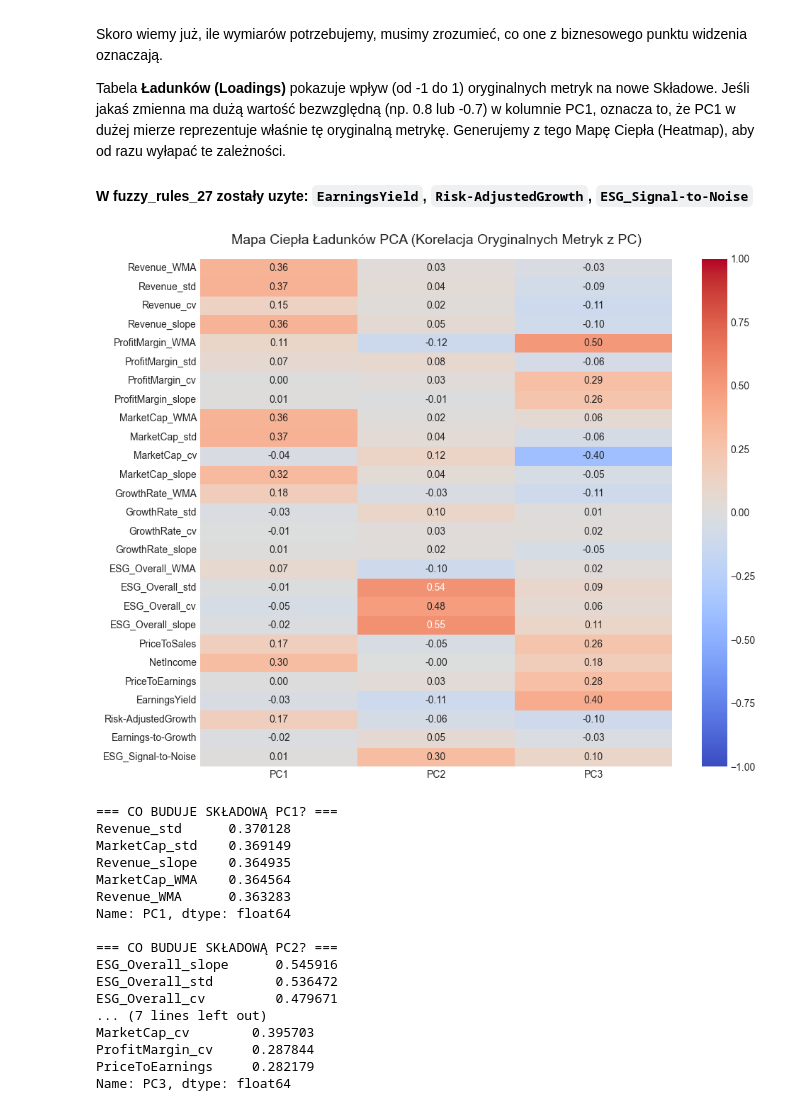
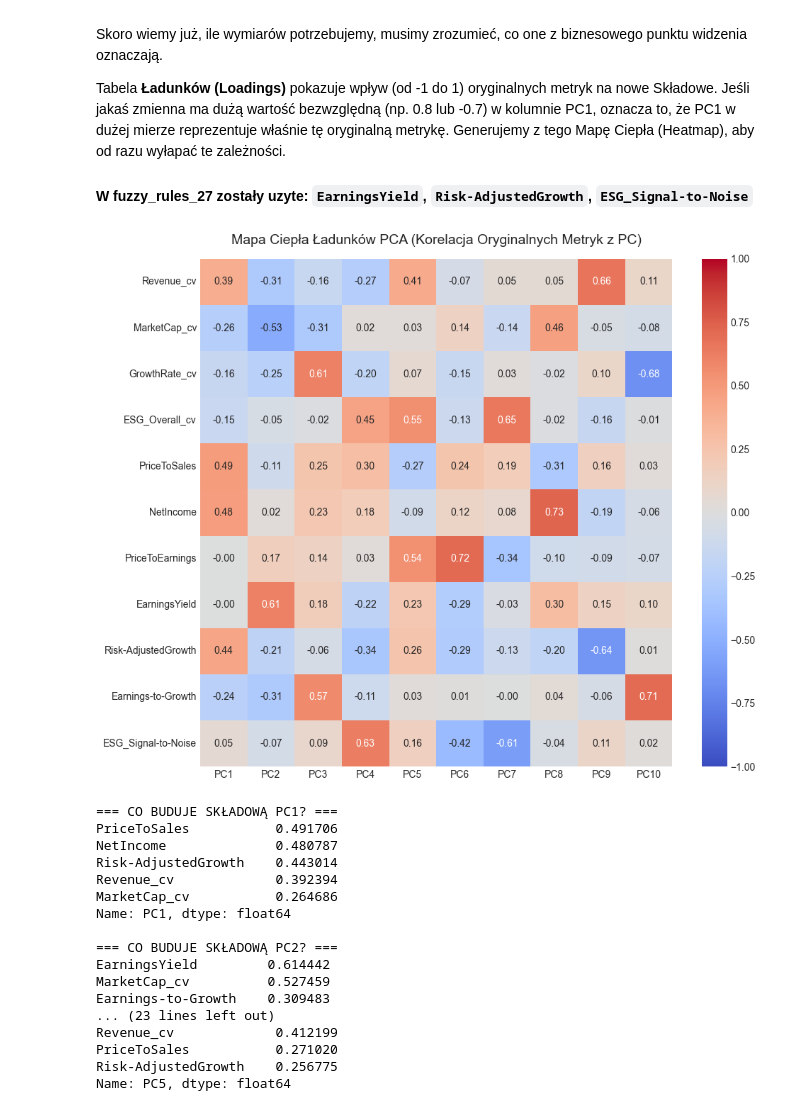
Before and after one commit to Wojciech-Majchrowski-23/MSiD_Project, a Jupyter notebook: src/pca.ipynb, the cells around one changed output. Drawn from its saved outputs; the diff is of its cells as text; code cells hidden in the pictures.

```diff
--- a/src/pca.ipynb
+++ b/src/pca.ipynb
@@ -14,14 +14,39 @@ from pathlib import Path
 import seaborn as sns
 
 LOCAL_FOLDER = Path.cwd().parent / "local_folder"
-df_pca = pd.read_csv( LOCAL_FOLDER / 'aggregated_company_data.csv')
+df_pca = pd.read_csv(LOCAL_FOLDER / 'aggregated_company_data.csv')
 
 df_pca = df_pca.replace([np.inf, -np.inf], np.nan)
 df_pca = df_pca.fillna(0)
 
-cols_to_drop = ['CompanyID', 'CompanyName', 'Industry', 'Region', 'Year']
+# --- NOWA LOGIKA WYBORU KOLUMN ---
 
-X = df_pca.drop(columns=cols_to_drop, errors='ignore')
+# 1. Definiujemy sztywną listę konkretnych metryk
+explicit_columns = [
+    'PriceToSales',
+    'NetIncome',
+    'PriceToEarnings',
+    'EarningsYield',
+    'Risk-AdjustedGrowth',
+    'Earnings-to-Growth',
+    'ESG_Signal-to-Noise'
+]
+
+# 2. Automatycznie wyszukujemy wszystkie kolumny, których nazwa kończy się na "_cv"
+cv_columns = [col for col in df_pca.columns if str(col).endswith('_cv') and not str(col) == 'ProfitMargin_cv' and not str(col) == 'ESG_Signal-to-Noise']
+
+# 3. Łączymy obie listy w jeden ostateczny zbiór
+columns_to_keep = cv_columns + explicit_columns
+
+# 4. Zabezpieczenie (opcjonalne, ale bardzo polecane w dobrym kodzie):
+# Wybieramy z naszej listy tylko te kolumny, które faktycznie istnieją w tabeli.
+# Zapobiega to błędom, gdyby np. ktoś zmienił nazwę kolumny we wcześniejszym pliku.
+final_columns = [col for col in columns_to_keep if col in df_pca.columns]
+
+# Wycinamy z oryginalnej tabeli tylko to, co nas interesuje
+X = df_pca[final_columns]
+
+# ---------------------------------
 
 print(f"Dane gotowe do PCA. Liczba wierszy: {X.shape[0]}, Liczba analizowanych metryk: {X.shape[1]}")
 display(X.head())
@@ -80,50 +99,56 @@ Tabela **Ładunków (Loadings)** pokazuje wpływ (od -1 do 1) oryginalnych metry
 
 #### W fuzzy_rules_27 zostały uzyte: `EarningsYield`, `Risk-AdjustedGrowth`, `ESG_Signal-to-Noise`
 # %%
-num_components_to_analyze = 3
+num_components_to_analyze = 10
 
 loadings = pd.DataFrame(
     pca.components_.T[:, :num_components_to_analyze],
     columns=[f'PC{i+1}' for i in range(num_components_to_analyze)],
     index=X.columns
 )
 
 plt.figure(figsize=(10, 8))
 sns.heatmap(loadings, annot=True, cmap='coolwarm', fmt=".2f", center=0, vmin=-1, vmax=1)
 plt.title('Mapa Ciepła Ładunków PCA (Korelacja Oryginalnych Metryk z PC)', fontsize=14, pad=15)
 plt.tight_layout()
 plt.show()
 
 loadings = pd.DataFrame(
-    pca.components_.T[:, :3],
-    columns=['PC1', 'PC2', 'PC3'],
+    pca.components_.T[:, :5],
+    columns=['PC1', 'PC2', 'PC3', 'PC4', 'PC5'],
     index=X.columns
 )
 
 print("=== CO BUDUJE SKŁADOWĄ PC1? ===")
 print(loadings['PC1'].abs().sort_values(ascending=False).head(5))
 
 print("\n=== CO BUDUJE SKŁADOWĄ PC2? ===")
 print(loadings['PC2'].abs().sort_values(ascending=False).head(5))
 
 print("\n=== CO BUDUJE SKŁADOWĄ PC3? ===")
 print(loadings['PC3'].abs().sort_values(ascending=False).head(5))
+
+print("\n=== CO BUDUJE SKŁADOWĄ PC4? ===")
+print(loadings['PC4'].abs().sort_values(ascending=False).head(5))
+
+print("\n=== CO BUDUJE SKŁADOWĄ PC5? ===")
+print(loadings['PC5'].abs().sort_values(ascending=False).head(5))
 # %% [output]
-[figure, old version]
+[figure, new version]
 === CO BUDUJE SKŁADOWĄ PC1? ===
-Revenue_std      0.370128
-MarketCap_std    0.369149
-Revenue_slope    0.364935
-MarketCap_WMA    0.364564
-Revenue_WMA      0.363283
+PriceToSales           0.491706
+NetIncome              0.480787
+Risk-AdjustedGrowth    0.443014
+Revenue_cv             0.392394
+MarketCap_cv           0.264686
 Name: PC1, dtype: float64
 
 === CO BUDUJE SKŁADOWĄ PC2? ===
-ESG_Overall_slope      0.545916
-ESG_Overall_std        0.536472
-ESG_Overall_cv         0.479671
-... (7 lines left out)
-MarketCap_cv        0.395703
-ProfitMargin_cv     0.287844
-PriceToEarnings     0.282179
-Name: PC3, dtype: float64
+EarningsYield         0.614442
+MarketCap_cv          0.527459
+Earnings-to-Growth    0.309483
+... (23 lines left out)
+Revenue_cv             0.412199
+PriceToSales           0.271020
+Risk-AdjustedGrowth    0.256775
+Name: PC5, dtype: float64
```
Also changed, not shown: parts of 2 cells of this notebook.
